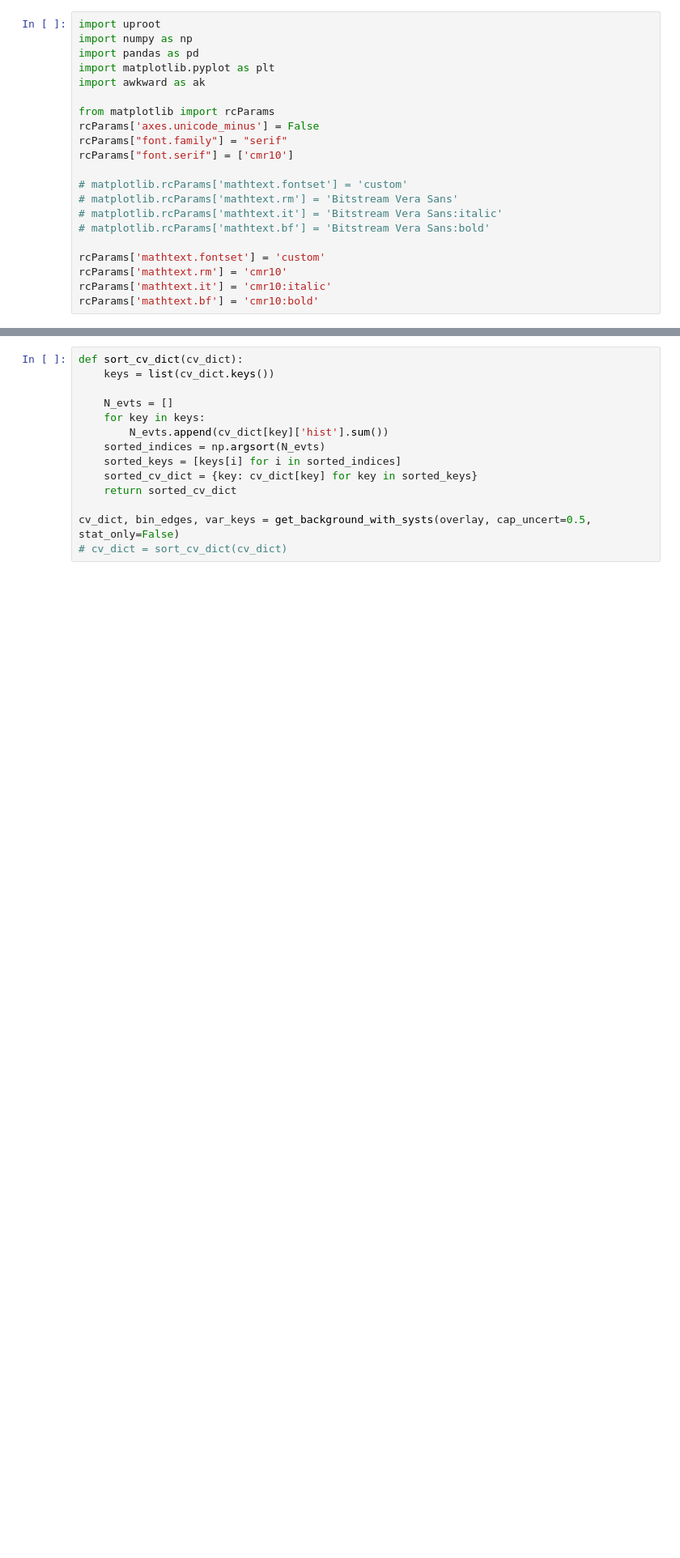
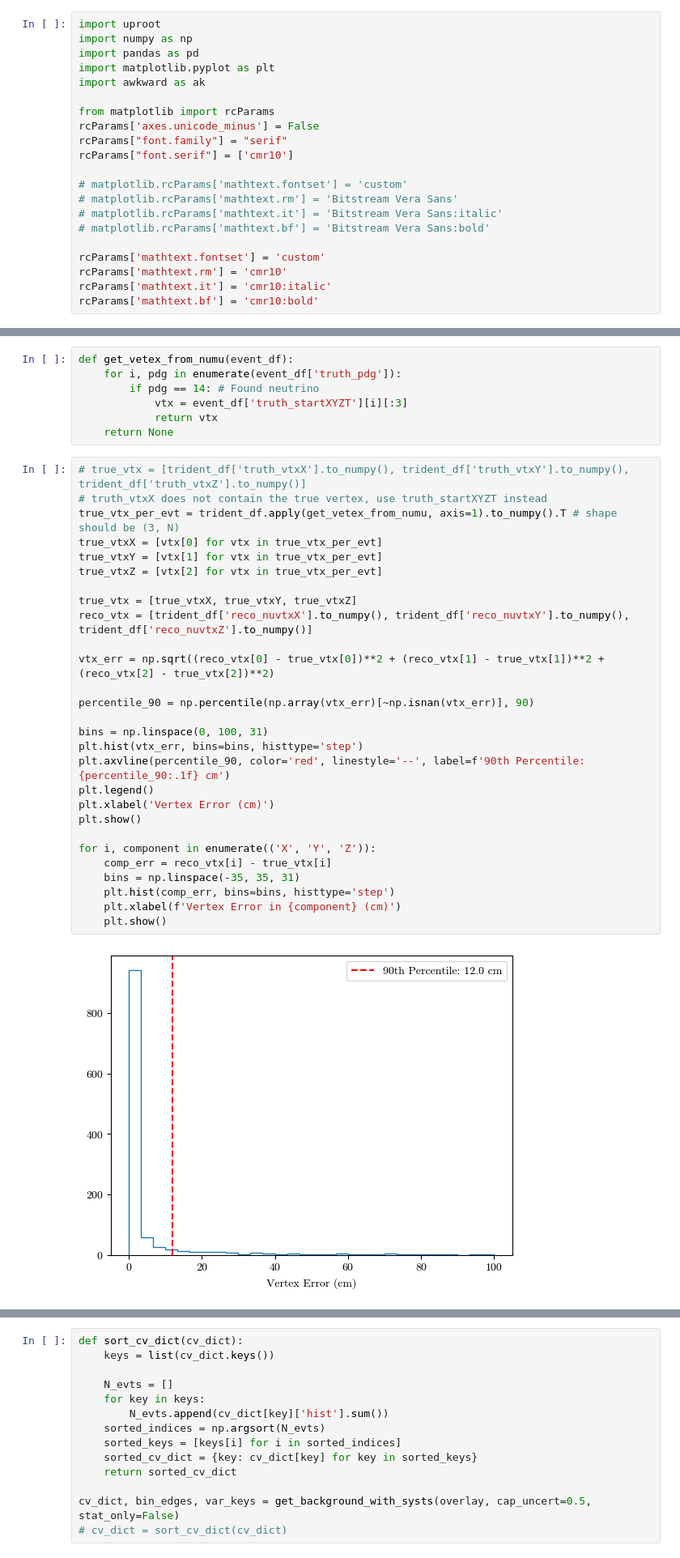
Before and after one commit to JoeBateman/uboone_epem_trident, a Jupyter notebook: wc_epem/plotter.ipynb, the cells around one changed output, grey strips where cells are left out. Shown at 81% size. Saved outputs shown, nothing was run; the diff lists cells and outputs as text; blank space fills up the shorter version.

```diff
--- a/wc_epem/plotter.ipynb
+++ b/wc_epem/plotter.ipynb
@@ -55,0 +270,37 @@ N after preselection 119
+# %%
+def get_vetex_from_numu(event_df):
+    for i, pdg in enumerate(event_df['truth_pdg']):
+        if pdg == 14: # Found neutrino
+            vtx = event_df['truth_startXYZT'][i][:3]
+            return vtx
+    return None
+# %%
+# true_vtx = [trident_df['truth_vtxX'].to_numpy(), trident_df['truth_vtxY'].to_numpy(), trident_df['truth_vtxZ'].to_numpy()]
+# truth_vtxX does not contain the true vertex, use truth_startXYZT instead
+true_vtx_per_evt = trident_df.apply(get_vetex_from_numu, axis=1).to_numpy().T # shape should be (3, N)
+true_vtxX = [vtx[0] for vtx in true_vtx_per_evt]
+true_vtxY = [vtx[1] for vtx in true_vtx_per_evt]
+true_vtxZ = [vtx[2] for vtx in true_vtx_per_evt]
+
+true_vtx = [true_vtxX, true_vtxY, true_vtxZ]
+reco_vtx = [trident_df['reco_nuvtxX'].to_numpy(), trident_df['reco_nuvtxY'].to_numpy(), trident_df['reco_nuvtxZ'].to_numpy()]
+
+vtx_err = np.sqrt((reco_vtx[0] - true_vtx[0])**2 + (reco_vtx[1] - true_vtx[1])**2 + (reco_vtx[2] - true_vtx[2])**2)
+
+percentile_90 = np.percentile(np.array(vtx_err)[~np.isnan(vtx_err)], 90)
+
+bins = np.linspace(0, 100, 31)
+plt.hist(vtx_err, bins=bins, histtype='step')
+plt.axvline(percentile_90, color='red', linestyle='--', label=f'90th Percentile: {percentile_90:.1f} cm')
+plt.legend()
+plt.xlabel('Vertex Error (cm)')
+plt.show()
+
+for i, component in enumerate(('X', 'Y', 'Z')):
+    comp_err = reco_vtx[i] - true_vtx[i]
+    bins = np.linspace(-35, 35, 31)
+    plt.hist(comp_err, bins=bins, histtype='step')
+    plt.xlabel(f'Vertex Error in {component} (cm)')
+    plt.show()
+# %% [output]
+[figure, added]
```
Also changed, not shown: parts of 23 cells of this notebook.
